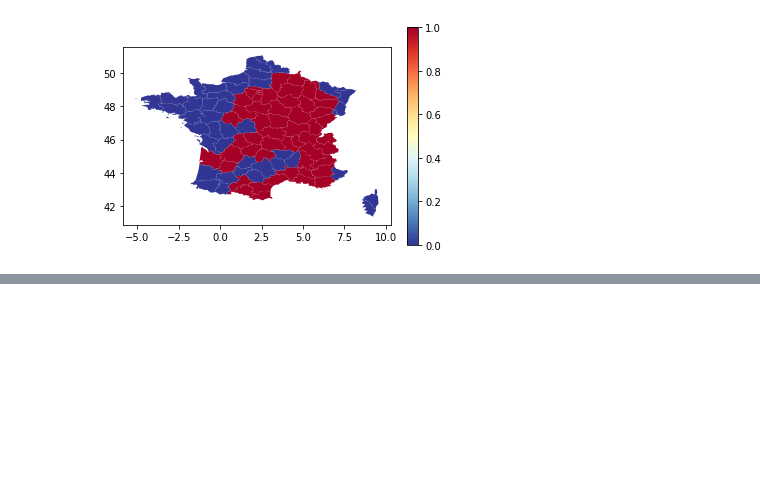
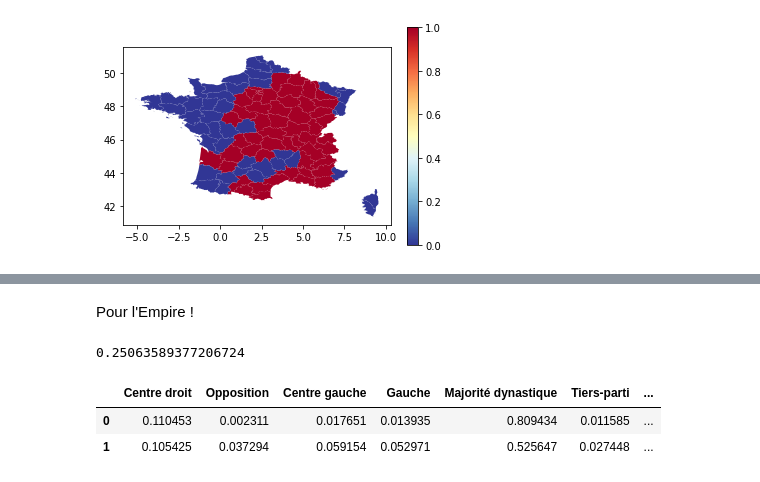
Before and after one commit to dusylvain/Projet-Python-deputes, a Jupyter notebook: clustering.ipynb, the cells around one changed output, grey strips where cells are left out. Cells and saved outputs as stored; diff of their text form; code cells hidden in the pictures; blank space fills up the shorter version.

```diff
--- a/clustering.ipynb
+++ b/clustering.ipynb
@@ -113,0 +147,5 @@ df.plot(column = 'Appartenance', cmap = 'RdYlBu_r', legend=True)#on crée des ca
+# %%
+clustering(depmt_groupe_5.fillna(0))
+centres=pd.DataFrame(kmeans.cluster_centers_, index=['0','1'],columns=gros_groupe_5)
+pd.set_option('display.max_columns', None)
+display(centres)
@@ -113,0 +167,14 @@ df.plot(column = 'Appartenance', cmap = 'RdYlBu_r', legend=True)#on crée des ca
+# %% [markdown]
+Pour l'Empire !
+# %%
+mandat_dep_emp2=mandat_dep[mandat_dep['Régime politique']=='Second Empire - Corps législatif']
+(depmt_groupe_emp2, gros_groupe_emp2)=datagroupe(mandat_dep_emp2)
+depmt_app_emp2=clustering(depmt_groupe_emp2.fillna(0))
+centres=pd.DataFrame(kmeans.cluster_centers_, index=['0','1'],columns=gros_groupe_emp2)
+pd.set_option('display.max_columns', None)
+display(centres)
+# %% [output]
+0.25063589377206724
+|  | Centre droit | Opposition | Centre gauche | Gauche | Majorité dynastique | Tiers-parti | ... |
+| 0 | 0.110453 | 0.002311 | 0.017651 | 0.013935 | 0.809434 | 0.011585 | ... |
+| 1 | 0.105425 | 0.037294 | 0.059154 | 0.052971 | 0.525647 | 0.027448 | ... |
```
Also changed, not shown: parts of 17 cells of this notebook.
